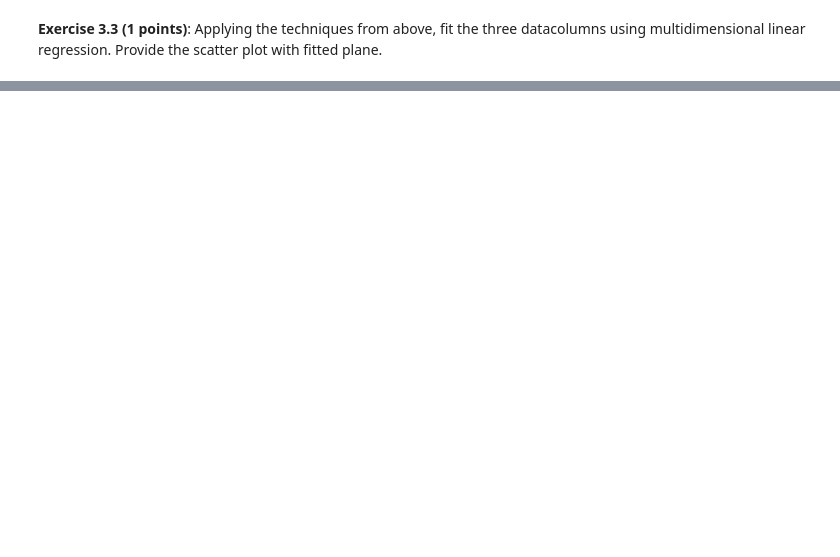
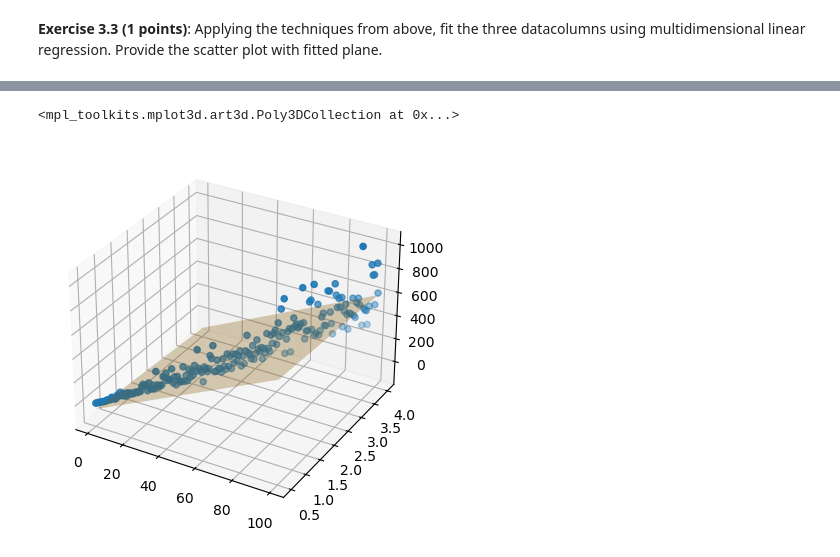
Before and after one commit to segmue/ESC403_assignments, a Jupyter notebook: Week3/Session_03.ipynb, the cells around one changed output, grey strips where cells are left out. Saved outputs shown, nothing was run; the diff lists cells and outputs as text; code cells hidden in the pictures; blank space fills up the shorter version.

```diff
--- a/Week3/Session_03.ipynb
+++ b/Week3/Session_03.ipynb
@@ -283,2 +370,18 @@ The fitting formula is: z = -0.011 + 0.503 x + 0.385 y
 # %% [markdown]
 **Exercise 3.3 (1 points)**: Applying the techniques from above, fit the three datacolumns using multidimensional linear regression. Provide the scatter plot with fitted plane.
+# %%
+reg = sm.ols(formula='z_exp ~ x + y', data=df).fit()
+
+a0, a1, a2 = reg.params
+
+fig = plt.figure()
+ax = fig.add_subplot(111, projection='3d')
+ax.scatter(df['x'], df['y'], df['z_exp'])
+
+# set up the surface plot
+X = np.linspace(df['x'].min(), df['x'].max(), 100)
+Y = np.linspace(df['y'].min(),df['y'].max(), 100)
+XX, YY = np.meshgrid(X, Y)
+ZZ = a0 + a1 * XX + a2 * YY
+ax.plot_surface(XX, YY, ZZ, alpha=0.3, color='orange')
+# %% [output]
@@ -284,0 +389,2 @@ The fitting formula is: z = -0.011 + 0.503 x + 0.385 y
+<mpl_toolkits.mplot3d.art3d.Poly3DCollection at 0x...>
+[figure, added]
```
Also changed, not shown: parts of 7 cells of this notebook.
